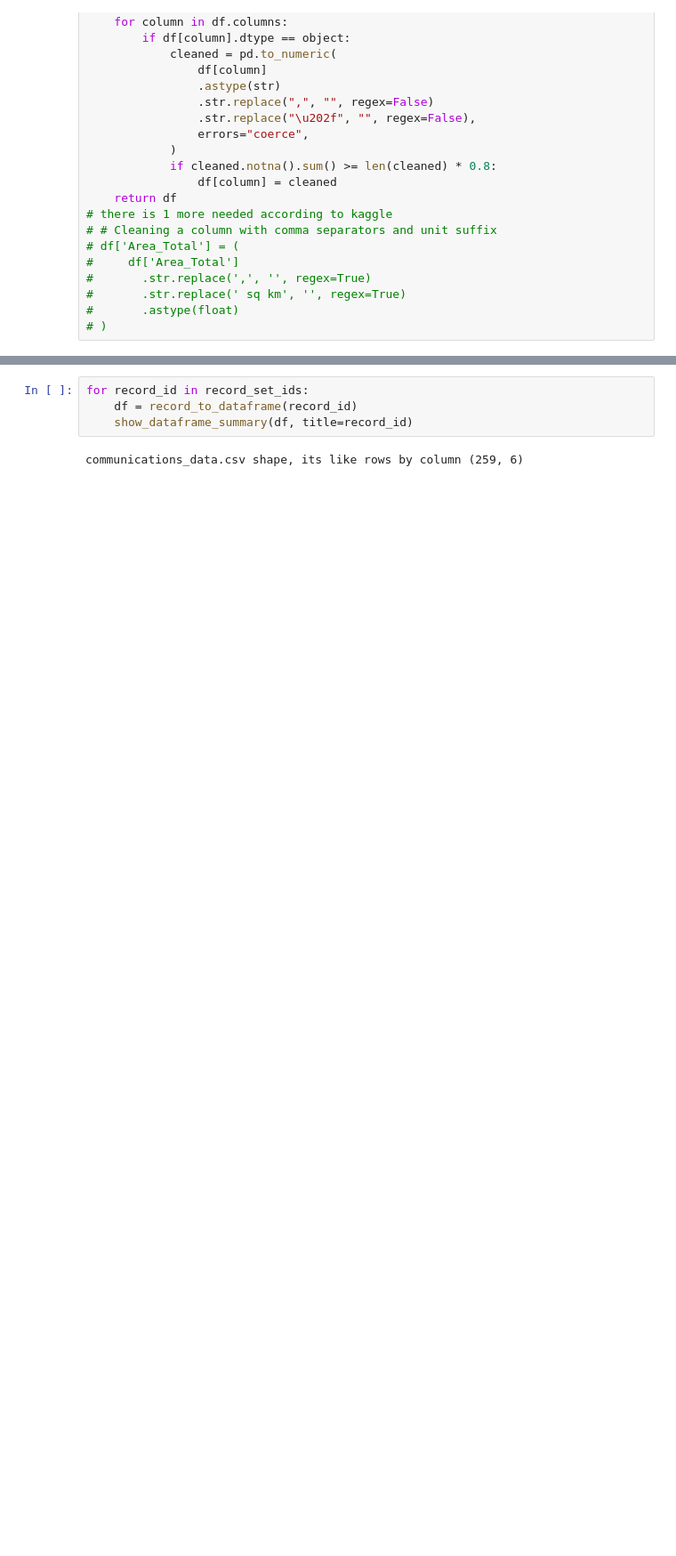
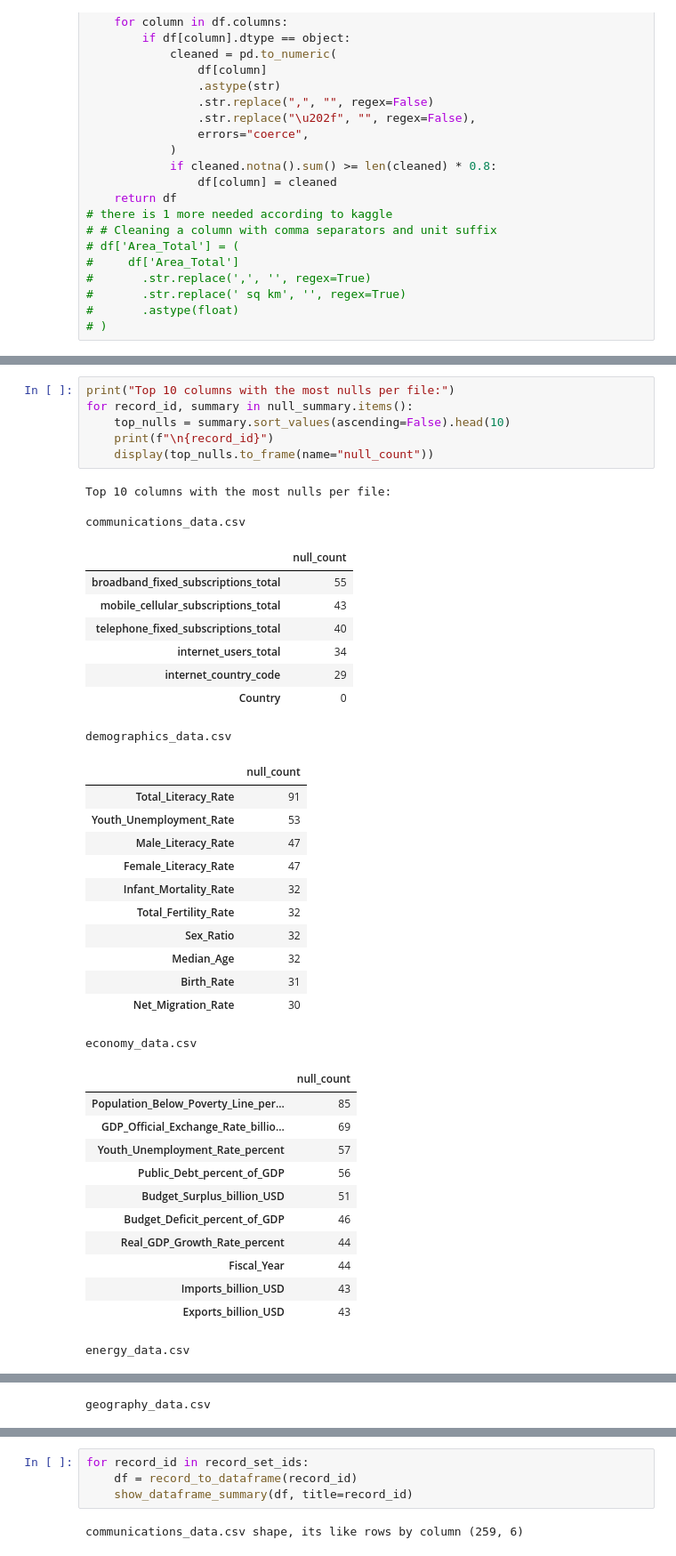
Before and after one commit to MuhammadIbneRafiq/visualization-13, a Jupyter notebook: blah_cia.ipynb, the cells around one changed output, grey strips where cells are left out. Shown at 89% size. Cells and saved outputs as stored; diff of their text form; blank space fills up the shorter version.

```diff
--- a/blah_cia.ipynb
+++ b/blah_cia.ipynb
@@ -62,0 +87,42 @@ def _coerce_numeric_columns(df: pd.DataFrame) -> pd.DataFrame:
+# %%
+print("Top 10 columns with the most nulls per file:")
+for record_id, summary in null_summary.items():
+    top_nulls = summary.sort_values(ascending=False).head(10)
+    print(f"\n{record_id}")
+    display(top_nulls.to_frame(name="null_count"))
+# %% [output]
+Top 10 columns with the most nulls per file:
+
+communications_data.csv
+|  | null_count |
+| broadband_fixed_subscriptions_total | 55 |
+| mobile_cellular_subscriptions_total | 43 |
+| telephone_fixed_subscriptions_total | 40 |
+| internet_users_total | 34 |
+| internet_country_code | 29 |
+| Country | 0 |
+demographics_data.csv
+|  | null_count |
+| Total_Literacy_Rate | 91 |
+| Youth_Unemployment_Rate | 53 |
+| Male_Literacy_Rate | 47 |
+| Female_Literacy_Rate | 47 |
+| Infant_Mortality_Rate | 32 |
+| Total_Fertility_Rate | 32 |
+| Sex_Ratio | 32 |
+| Median_Age | 32 |
+| Birth_Rate | 31 |
+| Net_Migration_Rate | 30 |
+economy_data.csv
+|  | null_count |
+| Population_Below_Poverty_Line_per... | 85 |
+| GDP_Official_Exchange_Rate_billio... | 69 |
+| Youth_Unemployment_Rate_percent | 57 |
+| Public_Debt_percent_of_GDP | 56 |
+| Budget_Surplus_billion_USD | 51 |
+| Budget_Deficit_percent_of_GDP | 46 |
+| Real_GDP_Growth_Rate_percent | 44 |
+| Fiscal_Year | 44 |
+| Imports_billion_USD | 43 |
+| Exports_billion_USD | 43 |
+energy_data.csv
@@ -62,0 +140 @@ def _coerce_numeric_columns(df: pd.DataFrame) -> pd.DataFrame:
+geography_data.csv
```
Also changed, not shown: parts of 2 cells of this notebook.
